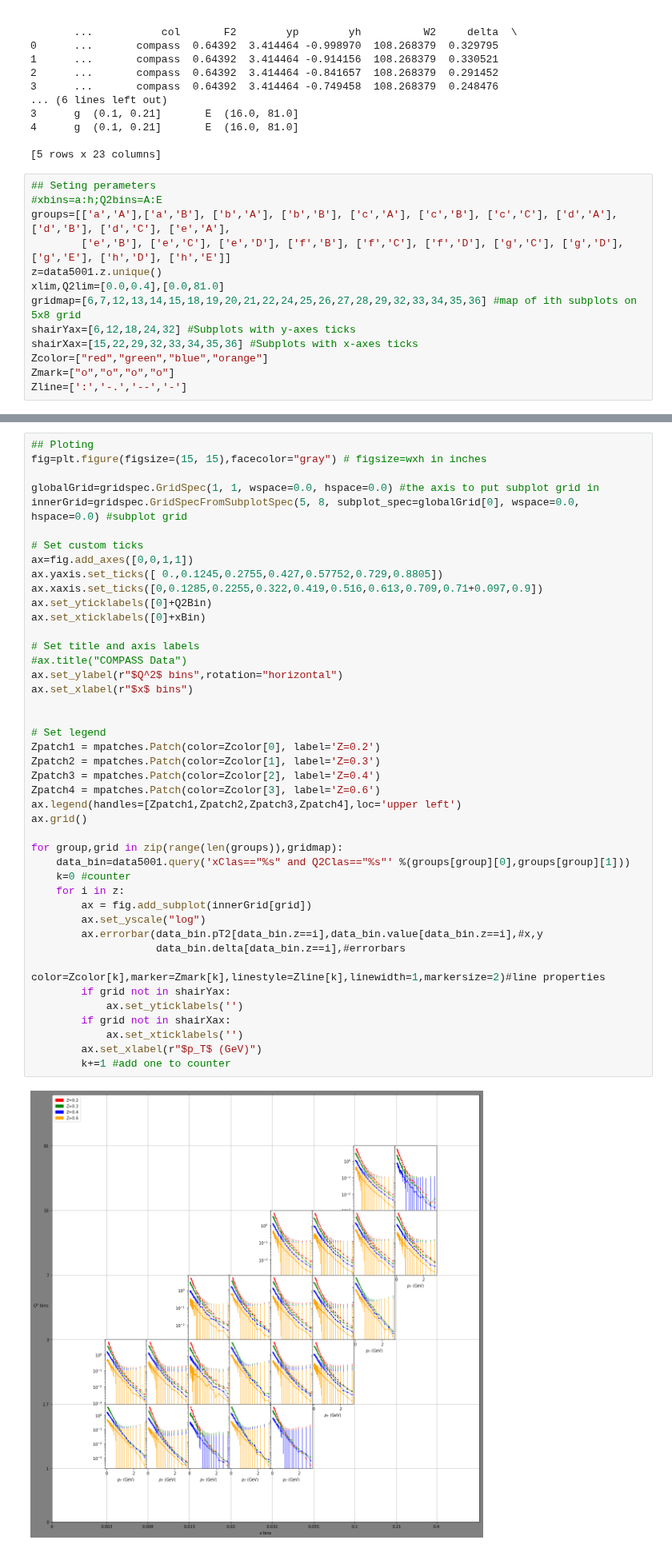
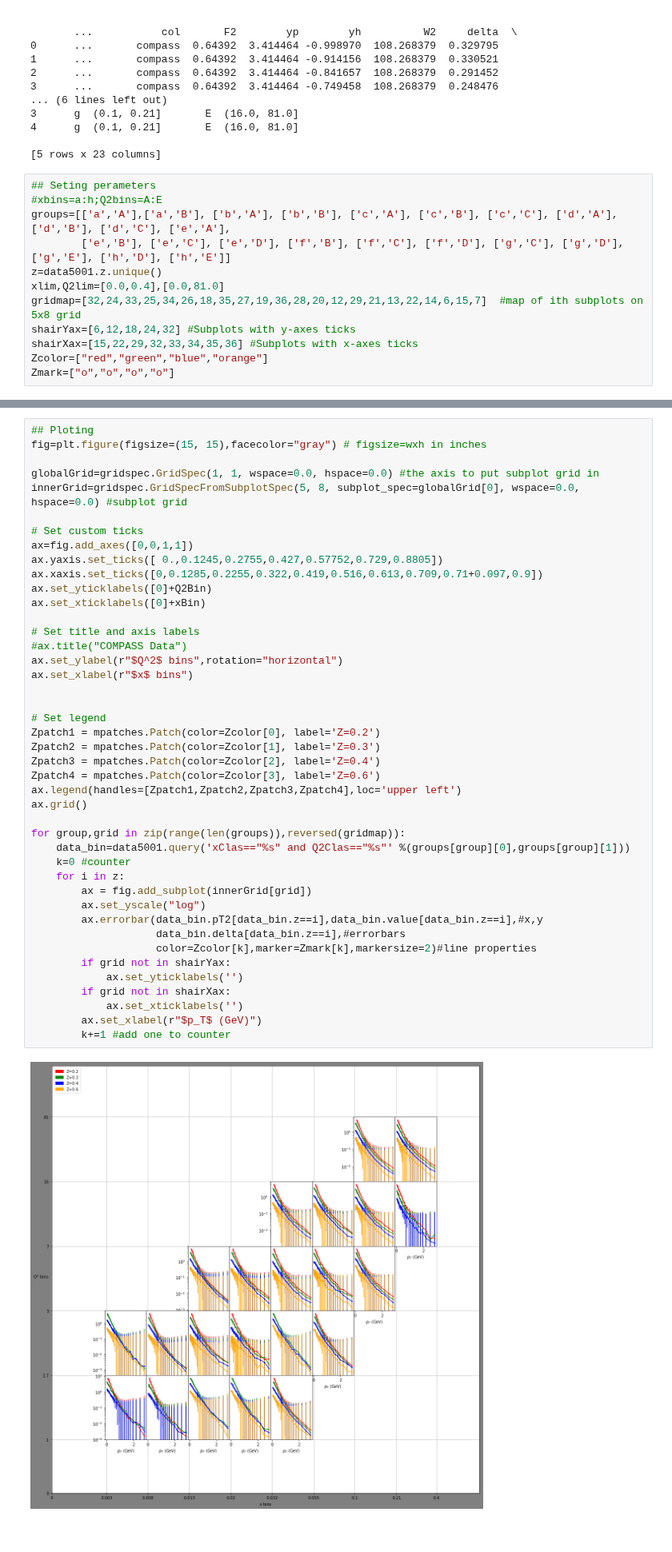
Before and after one commit to prokudin/PSU-PHYS296, a Jupyter notebook: Python/notebooks/COMPSSplot_trouble.ipynb, the cells around one changed output, grey strips where cells are left out. Shown at 80% size. Drawn from its saved outputs; the diff is of its cells as text.

```diff
--- a/Python/notebooks/COMPSSplot_trouble.ipynb
+++ b/Python/notebooks/COMPSSplot_trouble.ipynb
@@ -82,12 +82,11 @@ groups=[['a','A'],['a','B'], ['b','A'], ['b','B'], ['c','A'], ['c','B'], ['c','C
         ['e','B'], ['e','C'], ['e','D'], ['f','B'], ['f','C'], ['f','D'], ['g','C'], ['g','D'], ['g','E'], ['h','D'], ['h','E']]
 z=data5001.z.unique()
 xlim,Q2lim=[0.0,0.4],[0.0,81.0]
-gridmap=[6,7,12,13,14,15,18,19,20,21,22,24,25,26,27,28,29,32,33,34,35,36] #map of ith subplots on 5x8 grid
+gridmap=[32,24,33,25,34,26,18,35,27,19,36,28,20,12,29,21,13,22,14,6,15,7]  #map of ith subplots on 5x8 grid
 shairYax=[6,12,18,24,32] #Subplots with y-axes ticks
 shairXax=[15,22,29,32,33,34,35,36] #Subplots with x-axes ticks
 Zcolor=["red","green","blue","orange"]
 Zmark=["o","o","o","o"]
-Zline=[':','-.','--','-']
 # %%
 ## testing
 for group,grid in zip(range(len(groups)),gridmap):#zip merges >= 2 list into one interable set
@@ -134,36 +133,36 @@ ax.set_yticklabels([0]+Q2Bin)
 ax.set_xticklabels([0]+xBin)
 
 # Set title and axis labels
 #ax.title("COMPASS Data")
 ax.set_ylabel(r"$Q^2$ bins",rotation="horizontal")
 ax.set_xlabel(r"$x$ bins")
 
 
 # Set legend
 Zpatch1 = mpatches.Patch(color=Zcolor[0], label='Z=0.2')
 Zpatch2 = mpatches.Patch(color=Zcolor[1], label='Z=0.3')
 Zpatch3 = mpatches.Patch(color=Zcolor[2], label='Z=0.4')
 Zpatch4 = mpatches.Patch(color=Zcolor[3], label='Z=0.6')
 ax.legend(handles=[Zpatch1,Zpatch2,Zpatch3,Zpatch4],loc='upper left')
 ax.grid()
 
-for group,grid in zip(range(len(groups)),gridmap):
+for group,grid in zip(range(len(groups)),reversed(gridmap)):
     data_bin=data5001.query('xClas=="%s" and Q2Clas=="%s"' %(groups[group][0],groups[group][1]))
     k=0 #counter
     for i in z:
         ax = fig.add_subplot(innerGrid[grid])
         ax.set_yscale("log")
         ax.errorbar(data_bin.pT2[data_bin.z==i],data_bin.value[data_bin.z==i],#x,y
                     data_bin.delta[data_bin.z==i],#errorbars
-                    color=Zcolor[k],marker=Zmark[k],linestyle=Zline[k],linewidth=1,markersize=2)#line properties
+                    color=Zcolor[k],marker=Zmark[k],markersize=2)#line properties
         if grid not in shairYax:
             ax.set_yticklabels('')
         if grid not in shairXax:
             ax.set_xticklabels('')
         ax.set_xlabel(r"$p_T$ (GeV)")
         k+=1 #add one to counter
 # %% [output]
-[figure, old version]
+[figure, new version]
 # %% [markdown]
 ## Plot of positions only
 # %%
```
Also changed, not shown: parts of 6 cells of this notebook, 2 other files.
